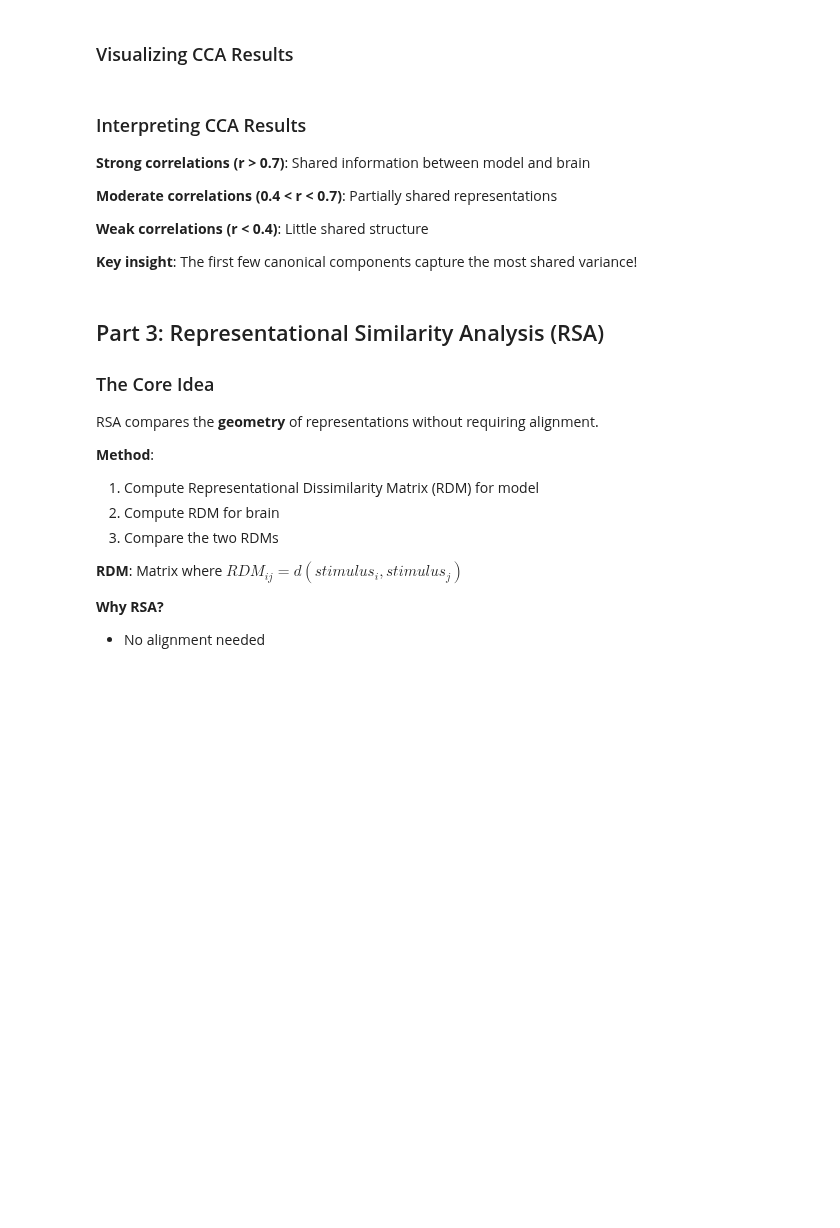
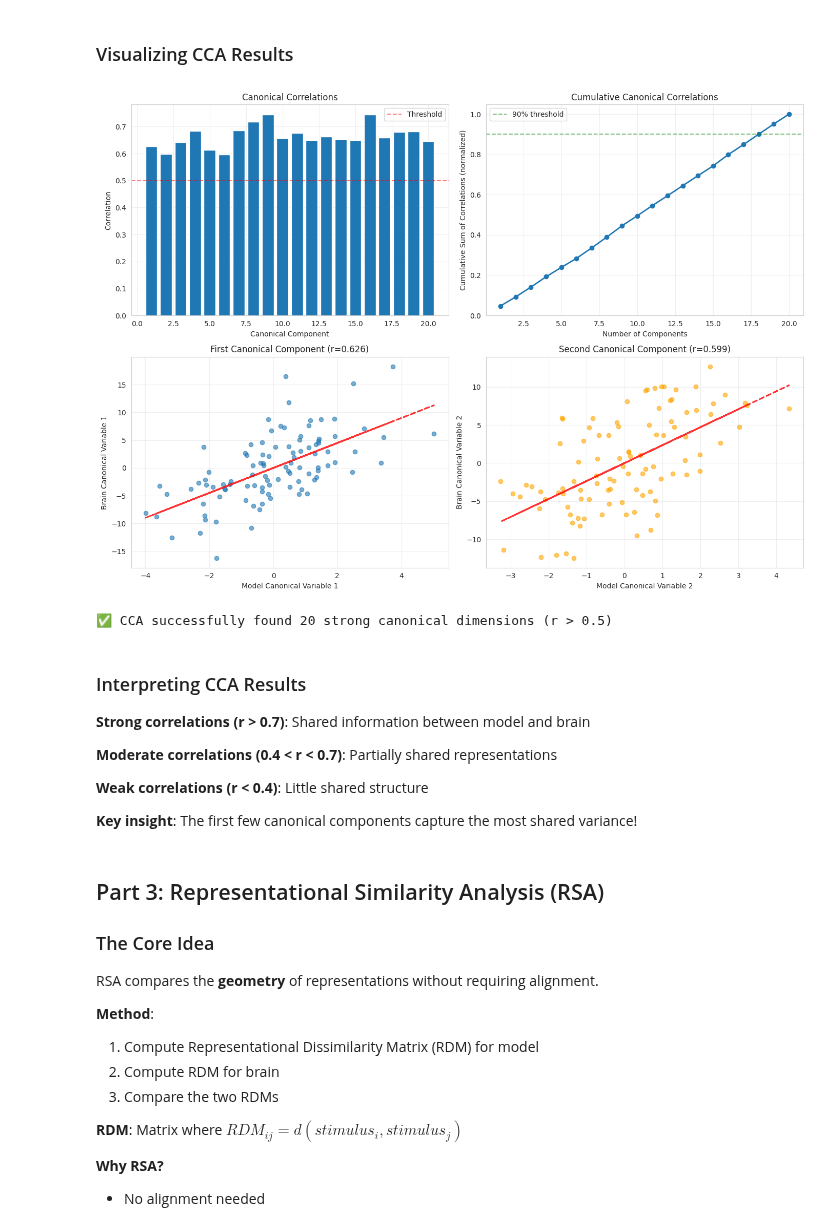
Before and after one commit to sidhulyalkar/neurOS-v1, a Jupyter notebook: packages/neuros-mechint/examples/05_brain_alignment.ipynb, the cells around one changed output. Drawn from its saved outputs; the diff is of its cells as text; code cells hidden in the pictures; blank space fills up the shorter version.

Commit message:
update(examples): fix plotting in brian alignment

```diff
--- a/packages/neuros-mechint/examples/05_brain_alignment.ipynb
+++ b/packages/neuros-mechint/examples/05_brain_alignment.ipynb
@@ -122,19 +125,19 @@ Find:
 n_stimuli = 100
 n_model_features = 50
 n_brain_features = 80
-
+shared_dimensions = 10
 # Create some shared structure
-shared_signal = np.random.randn(n_stimuli, 10)  # 10 shared dimensions
+shared_signal = np.random.randn(n_stimuli, shared_dimensions)
 
 # Model representations (shared + specific)
-model_specific = np.random.randn(n_stimuli, n_model_features - 10) * 0.5
+model_specific = np.random.randn(n_stimuli, n_model_features - shared_dimensions) * 0.5
 model_data = np.concatenate([shared_signal, model_specific], axis=1)
 
 # Brain representations (shared + specific + noise)
-brain_specific = np.random.randn(n_stimuli, n_brain_features - 10) * 0.5
+brain_specific = np.random.randn(n_stimuli, n_brain_features - shared_dimensions) * 0.5
 brain_noise = np.random.randn(n_stimuli, n_brain_features) * 0.3
 brain_data = np.concatenate([shared_signal, brain_specific], axis=1) + brain_noise
 
 print(f"Model data: {model_data.shape}")
 print(f"Brain data: {brain_data.shape}")
-print(f"Shared dimensions: 10 (ground truth)")
+print(f"Shared dimensions: {shared_dimensions} (ground truth)")
@@ -142,14 +149,16 @@ print(f"Shared dimensions: 10 (ground truth)")
 # Perform CCA
 n_components = 20
 
-cca = SklearnCCA(n_components=n_components)
+# cca = SklearnCCA(n_components=n_components)
+cca = CCA(n_components=n_components)
+# Fit CCA
 cca.fit(model_data, brain_data)
 
 # Transform to canonical space
 model_canonical, brain_canonical = cca.transform(model_data, brain_data)
 
 # Compute canonical correlations
-canonical_corrs = [np.corrcoef(model_canonical[:, i], brain_canonical[:, i])[0, 1]
+canonical_corrs = [np.corrcoef(model_canonical[:, i].cpu(), brain_canonical[:, i].cpu())[0, 1]
                    for i in range(n_components)]
 
 print("\nCanonical Correlations:")
@@ -176,39 +197,42 @@ axes[0, 1].axhline(0.9, color='green', linestyle='--', alpha=0.5, label='90% thr
 axes[0, 1].set_xlabel('Number of Components')
 axes[0, 1].set_ylabel('Cumulative Sum of Correlations (normalized)')
 axes[0, 1].set_title('Cumulative Canonical Correlations')
 axes[0, 1].legend()
 axes[0, 1].grid(True, alpha=0.3)
 
 # Bottom-left: First canonical component scatter
-axes[1, 0].scatter(model_canonical[:, 0], brain_canonical[:, 0], alpha=0.6)
+axes[1, 0].scatter(model_canonical[:, 0].cpu(), brain_canonical[:, 0].cpu(), alpha=0.6)
 axes[1, 0].set_xlabel('Model Canonical Variable 1')
 axes[1, 0].set_ylabel('Brain Canonical Variable 1')
 axes[1, 0].set_title(f'First Canonical Component (r={canonical_corrs[0]:.3f})')
 axes[1, 0].grid(True, alpha=0.3)
 
 # Add regression line
-z = np.polyfit(model_canonical[:, 0], brain_canonical[:, 0], 1)
+z = np.polyfit(model_canonical[:, 0].cpu(), brain_canonical[:, 0].cpu(), 1)
 p = np.poly1d(z)
-axes[1, 0].plot(model_canonical[:, 0], p(model_canonical[:, 0]),
+axes[1, 0].plot(model_canonical[:, 0].cpu(), p(model_canonical[:, 0].cpu()),
                 "r--", alpha=0.8, linewidth=2)
 
 # Bottom-right: Second canonical component
-axes[1, 1].scatter(model_canonical[:, 1], brain_canonical[:, 1], alpha=0.6, color='orange')
+axes[1, 1].scatter(model_canonical[:, 1].cpu(), brain_canonical[:, 1].cpu(), alpha=0.6, color='orange')
 axes[1, 1].set_xlabel('Model Canonical Variable 2')
 axes[1, 1].set_ylabel('Brain Canonical Variable 2')
 axes[1, 1].set_title(f'Second Canonical Component (r={canonical_corrs[1]:.3f})')
 axes[1, 1].grid(True, alpha=0.3)
 
-z = np.polyfit(model_canonical[:, 1], brain_canonical[:, 1], 1)
+z = np.polyfit(model_canonical[:, 1].cpu(), brain_canonical[:, 1].cpu(), 1)
 p = np.poly1d(z)
-axes[1, 1].plot(model_canonical[:, 1], p(model_canonical[:, 1]),
+axes[1, 1].plot(model_canonical[:, 1].cpu(), p(model_canonical[:, 1].cpu()),
                 "r--", alpha=0.8, linewidth=2)
 
 plt.tight_layout()
 plt.show()
 
 print(f"\n✅ CCA successfully found {sum(np.array(canonical_corrs) > 0.5)} "
       f"strong canonical dimensions (r > 0.5)")
+# %% [output]
+[figure, added]
+✅ CCA successfully found 20 strong canonical dimensions (r > 0.5)
 # %% [markdown]
 ### Interpreting CCA Results
 
```
Also changed, not shown: parts of 14 cells of this notebook.
